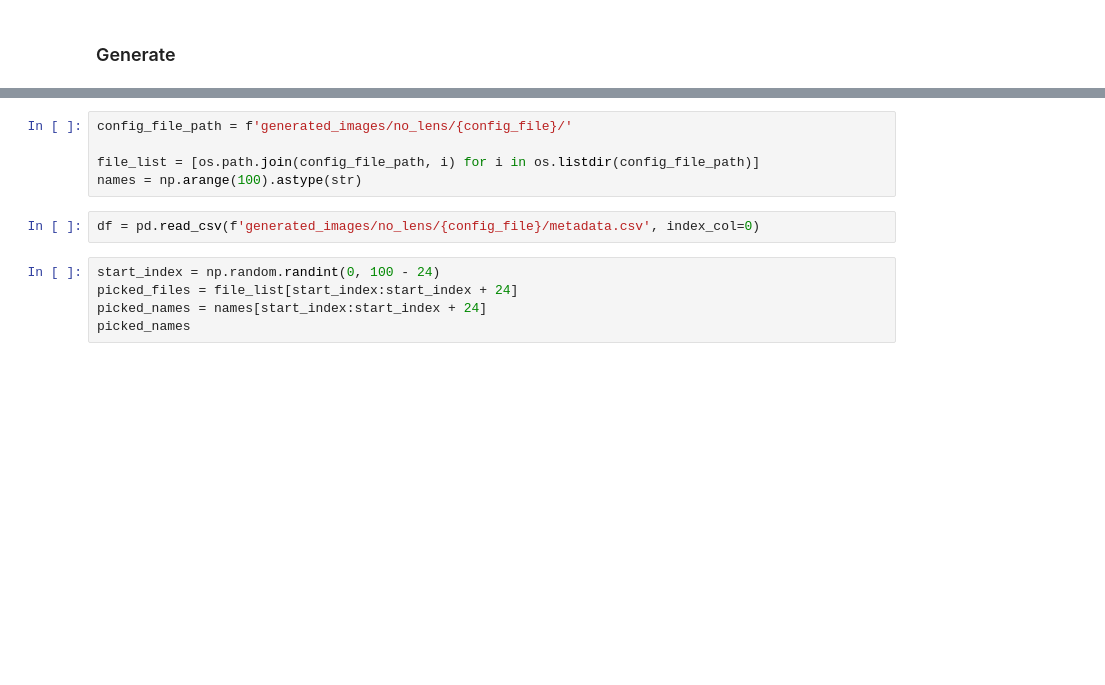
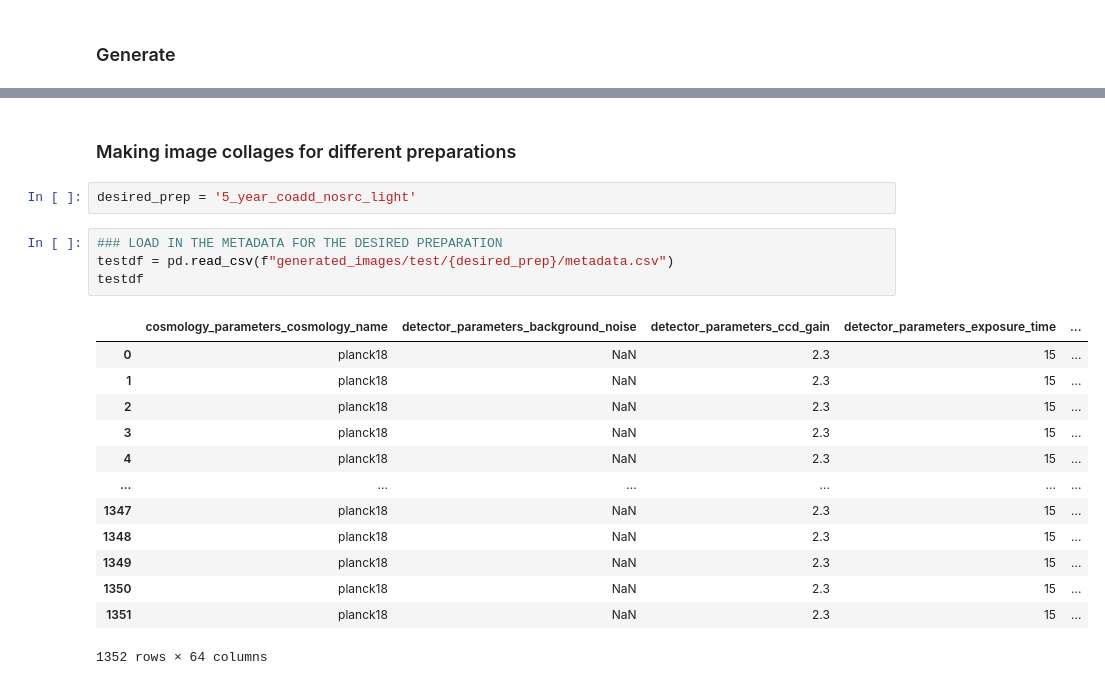
Before and after one commit to padma18-vb/paltas, a Jupyter notebook: notebooks/lsst_exploration.ipynb, the cells around one changed output, grey strips where cells are left out. Drawn from its saved outputs; the diff is of its cells as text; blank space fills up the shorter version.

```diff
--- a/notebooks/lsst_exploration.ipynb
+++ b/notebooks/lsst_exploration.ipynb
@@ -150,12 +195,22 @@ plt.hist(norm(loc=0,scale=0.5).rvs(size=1000))
-# %%
-config_file_path = f'generated_images/no_lens/{config_file}/'
-
-file_list = [os.path.join(config_file_path, i) for i in os.listdir(config_file_path)]
-names = np.arange(100).astype(str)
-# %%
-df = pd.read_csv(f'generated_images/no_lens/{config_file}/metadata.csv', index_col=0)
-# %%
-start_index = np.random.randint(0, 100 - 24)
-picked_files = file_list[start_index:start_index + 24]
-picked_names = names[start_index:start_index + 24]
-picked_names
+# %% [markdown]
+### Making image collages for different preparations
+# %%
+desired_prep = '5_year_coadd_nosrc_light'
+# %%
+### LOAD IN THE METADATA FOR THE DESIRED PREPARATION
+testdf = pd.read_csv(f"generated_images/test/{desired_prep}/metadata.csv")
+testdf
+# %% [output]
+|  | cosmology_parameters_cosmology_name | detector_parameters_background_noise | detector_parameters_ccd_gain | detector_parameters_exposure_time | ... |
+| 0 | planck18 | NaN | 2.3 | 15 | ... |
+| 1 | planck18 | NaN | 2.3 | 15 | ... |
+| 2 | planck18 | NaN | 2.3 | 15 | ... |
+| 3 | planck18 | NaN | 2.3 | 15 | ... |
+| 4 | planck18 | NaN | 2.3 | 15 | ... |
+| ... | ... | ... | ... | ... | ... |
+| 1347 | planck18 | NaN | 2.3 | 15 | ... |
+| 1348 | planck18 | NaN | 2.3 | 15 | ... |
+| 1349 | planck18 | NaN | 2.3 | 15 | ... |
+| 1350 | planck18 | NaN | 2.3 | 15 | ... |
+| 1351 | planck18 | NaN | 2.3 | 15 | ... |
+1352 rows × 64 columns
```
Also changed, not shown: parts of 29 cells of this notebook, 8 other files.
